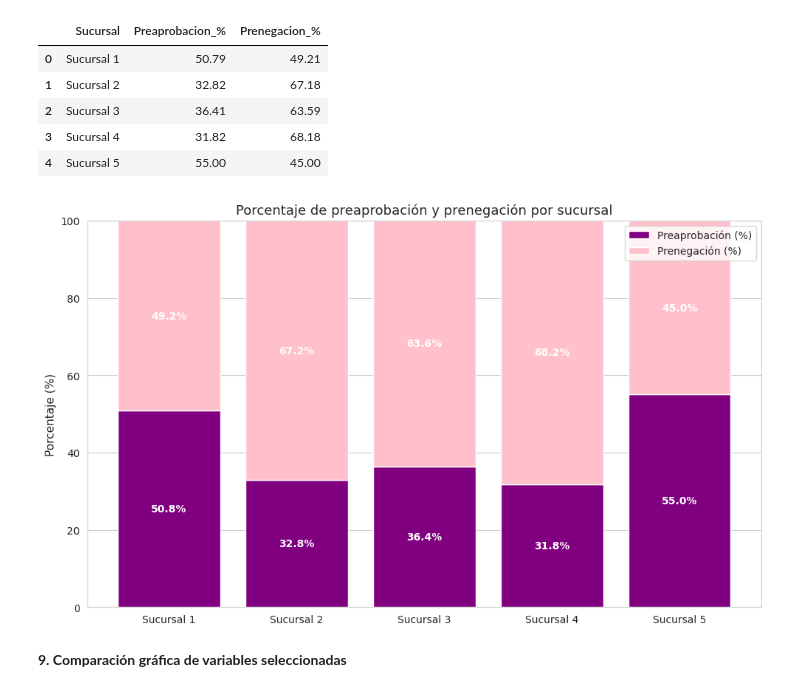
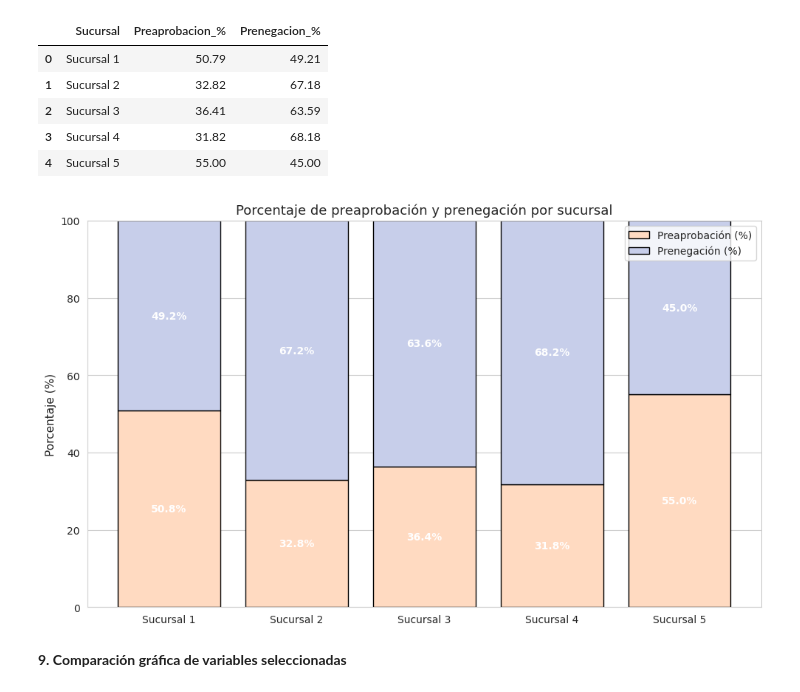
Before and after one commit to mariajosemuskusl/Integracion-de-Datos-y-Prospectiva, a Jupyter notebook: Reto_3_Integración_Multidimensional.ipynb, the cells around one changed output. Cells and saved outputs as stored; diff of their text form; code cells hidden in the pictures.

```diff
--- a/Reto_3_Integración_Multidimensional.ipynb
+++ b/Reto_3_Integración_Multidimensional.ipynb
@@ -44,9 +44,4 @@ import seaborn as sns
 
 from google.colab import drive
 drive.mount('/content/drive')
-
-plt.rcParams['figure.figsize'] = (10, 5)
-plt.rcParams['axes.titlesize'] = 13
-plt.rcParams['axes.labelsize'] = 11
-sns.set_style('whitegrid')
 # %% [output]
@@ -108,7 +104,7 @@ display(XDB[variables].describe().T.round(2))
 **3. Definición de la matriz de trabajo y semillas iniciales**
 # %%
 XD = np.array(XDB[variables], dtype=float)
-XC = np.array(XDB[variables].iloc[:5], dtype=float)
+XC = np.array(XDB[variables].iloc[0:5], dtype=float)
 nc = np.zeros((len(XD), 1), dtype=int)
 
 
@@ -305,26 +301,26 @@ display(df_preapr)
 | 4 | Sucursal 5 | 55.00 | 45.00 |
 # %%
 fig, ax = plt.subplots(figsize=(10,6))
-ax.bar(df_preapr['Sucursal'], df_preapr['Preaprobacion_%'], label='Preaprobación (%)', color='purple')
+ax.bar(df_preapr['Sucursal'], df_preapr['Preaprobacion_%'], label='Preaprobación (%)', color='#FFDAC1', edgecolor='black')
 ax.bar(df_preapr['Sucursal'], df_preapr['Prenegacion_%'], bottom=df_preapr['Preaprobacion_%'],
-       label='Prenegación (%)', color='pink')
+       label='Prenegación (%)', color='#C7CEEA', edgecolor='black')
 
 for i in range(len(df_preapr)):
     ax.text(i, df_preapr['Preaprobacion_%'][i] / 2,
             f"{df_preapr['Preaprobacion_%'][i]:.1f}%", ha='center', va='center',
             color='white', fontweight='bold')
     ax.text(i, df_preapr['Preaprobacion_%'][i] + df_preapr['Prenegacion_%'][i] / 2,
             f"{df_preapr['Prenegacion_%'][i]:.1f}%", ha='center', va='center',
             color='white', fontweight='bold')
 
 ax.set_title('Porcentaje de preaprobación y prenegación por sucursal')
 ax.set_ylabel('Porcentaje (%)')
 ax.set_ylim(0, 100)
 ax.legend()
 plt.tight_layout()
 plt.show()
 # %% [output]
-[figure, old version]
+[figure, new version]
 # %% [markdown]
 **9. Comparación gráfica de variables seleccionadas**
 # %%
```
Also changed, not shown: parts of 5 cells of this notebook.
